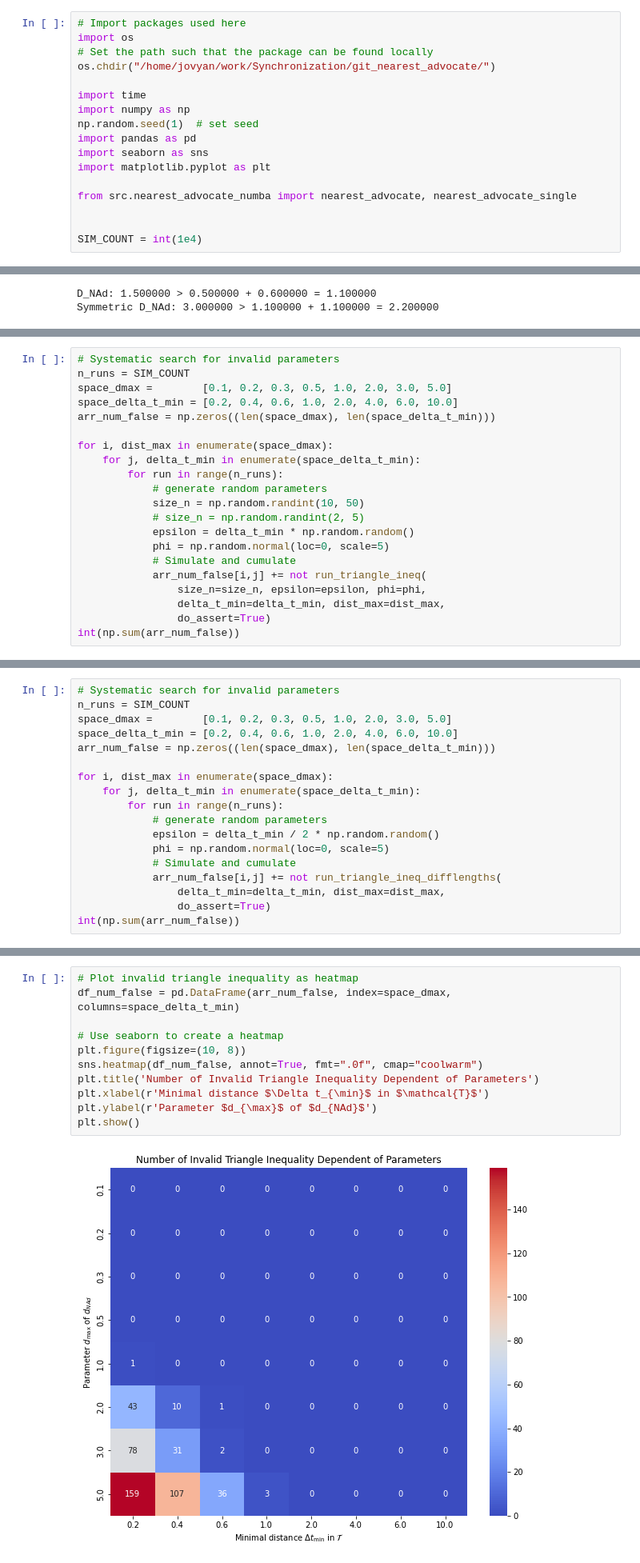
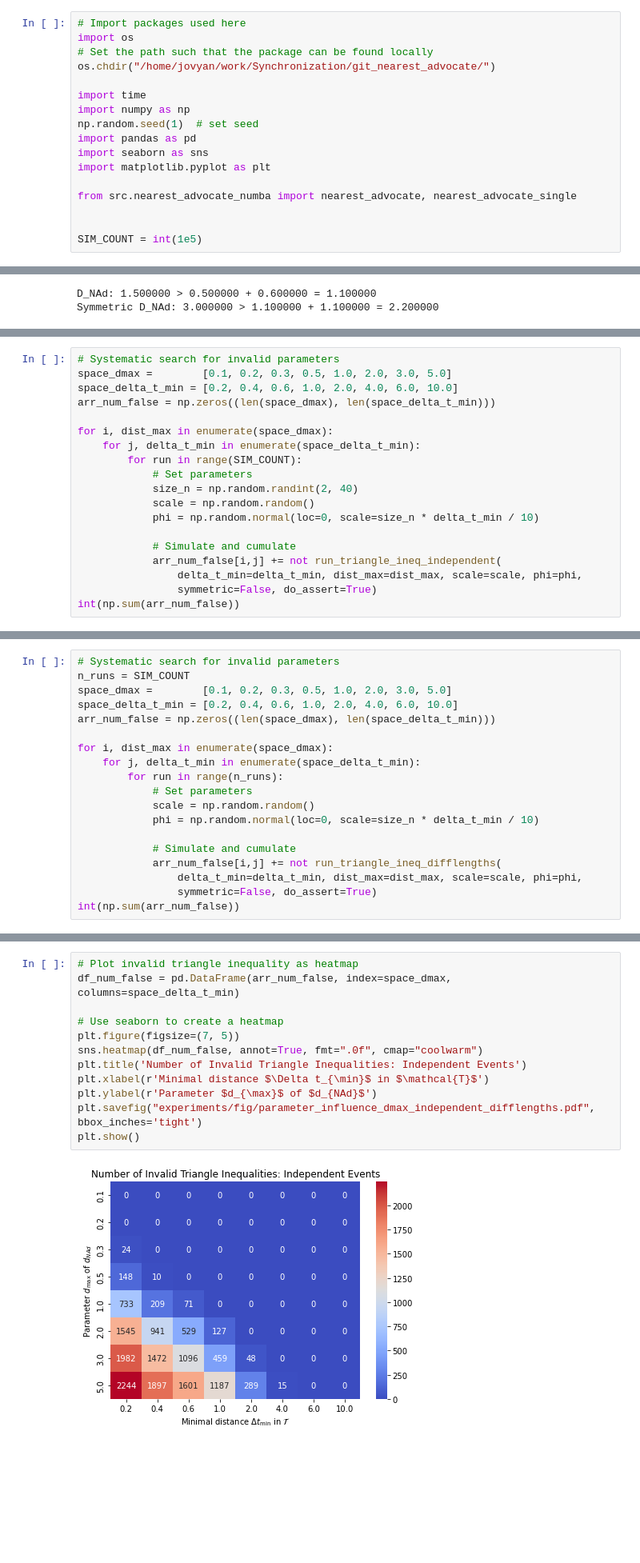
Before and after one commit to iot-salzburg/nearest-advocate, a Jupyter notebook: experiments/metric_proof_simulation.ipynb, the cells around one changed output, grey strips where cells are left out. Shown at 80% size. Drawn from its saved outputs; the diff is of its cells as text; blank space fills up the shorter version.

```diff
--- a/experiments/metric_proof_simulation.ipynb
+++ b/experiments/metric_proof_simulation.ipynb
@@ -37,7 +37,7 @@ import matplotlib.pyplot as plt
 from src.nearest_advocate_numba import nearest_advocate, nearest_advocate_single
 
 
-SIM_COUNT = int(1e4)
+SIM_COUNT = int(1e5)
 # %%
 # Checks of the algorithm easy to calculate
 
@@ -445,22 +412,20 @@ print(n_case_dmax, n_case_epsilon, n_case_neither)
 # %%
 # Systematic search for invalid parameters
-n_runs = SIM_COUNT
 space_dmax =        [0.1, 0.2, 0.3, 0.5, 1.0, 2.0, 3.0, 5.0]
 space_delta_t_min = [0.2, 0.4, 0.6, 1.0, 2.0, 4.0, 6.0, 10.0]
 arr_num_false = np.zeros((len(space_dmax), len(space_delta_t_min)))
 
 for i, dist_max in enumerate(space_dmax):
     for j, delta_t_min in enumerate(space_delta_t_min):
-        for run in range(n_runs):
-            # generate random parameters
-            size_n = np.random.randint(10, 50)
-            # size_n = np.random.randint(2, 5)
-            epsilon = delta_t_min * np.random.random()
-            phi = np.random.normal(loc=0, scale=5)
+        for run in range(SIM_COUNT):
+            # Set parameters
+            size_n = np.random.randint(2, 40)
+            scale = np.random.random()
+            phi = np.random.normal(loc=0, scale=size_n * delta_t_min / 10)
+
             # Simulate and cumulate
-            arr_num_false[i,j] += not run_triangle_ineq(
-                size_n=size_n, epsilon=epsilon, phi=phi,
-                delta_t_min=delta_t_min, dist_max=dist_max,
-                do_assert=True)
+            arr_num_false[i,j] += not run_triangle_ineq_independent(
+                delta_t_min=delta_t_min, dist_max=dist_max, scale=scale, phi=phi,
+                symmetric=False, do_assert=True)
 int(np.sum(arr_num_false))
 # %% [output]
@@ -554,12 +498,13 @@ arr_num_false = np.zeros((len(space_dmax), len(space_delta_t_min)))
 for i, dist_max in enumerate(space_dmax):
     for j, delta_t_min in enumerate(space_delta_t_min):
         for run in range(n_runs):
-            # generate random parameters
-            epsilon = delta_t_min / 2 * np.random.random()
-            phi = np.random.normal(loc=0, scale=5)
+            # Set parameters
+            scale = np.random.random()
+            phi = np.random.normal(loc=0, scale=size_n * delta_t_min / 10)
+
             # Simulate and cumulate
             arr_num_false[i,j] += not run_triangle_ineq_difflengths(
-                delta_t_min=delta_t_min, dist_max=dist_max,
-                do_assert=True)
+                delta_t_min=delta_t_min, dist_max=dist_max, scale=scale, phi=phi,
+                symmetric=False, do_assert=True)
 int(np.sum(arr_num_false))
 # %% [output]
@@ -580,13 +512,14 @@ KeyboardInterrupt:
 # %%
 # Plot invalid triangle inequality as heatmap
 df_num_false = pd.DataFrame(arr_num_false, index=space_dmax, columns=space_delta_t_min)
 
 # Use seaborn to create a heatmap
-plt.figure(figsize=(10, 8))
+plt.figure(figsize=(7, 5))
 sns.heatmap(df_num_false, annot=True, fmt=".0f", cmap="coolwarm")
-plt.title('Number of Invalid Triangle Inequality Dependent of Parameters')
+plt.title('Number of Invalid Triangle Inequalities: Independent Events')
 plt.xlabel(r'Minimal distance $\Delta t_{\min}$ in $\mathcal{T}$')
 plt.ylabel(r'Parameter $d_{\max}$ of $d_{NAd}$')
+plt.savefig("experiments/fig/parameter_influence_dmax_independent_difflengths.pdf", bbox_inches='tight')
 plt.show()
 # %% [output]
-[figure, old version]
+[figure, new version]
```
Also changed, not shown: parts of 14 cells of this notebook, 3 other files.
